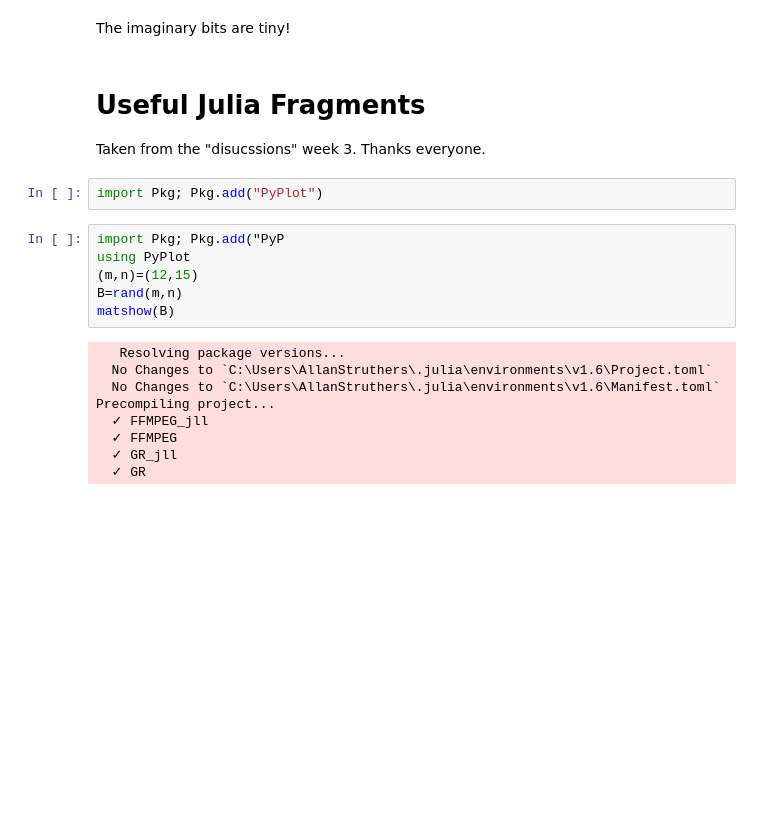
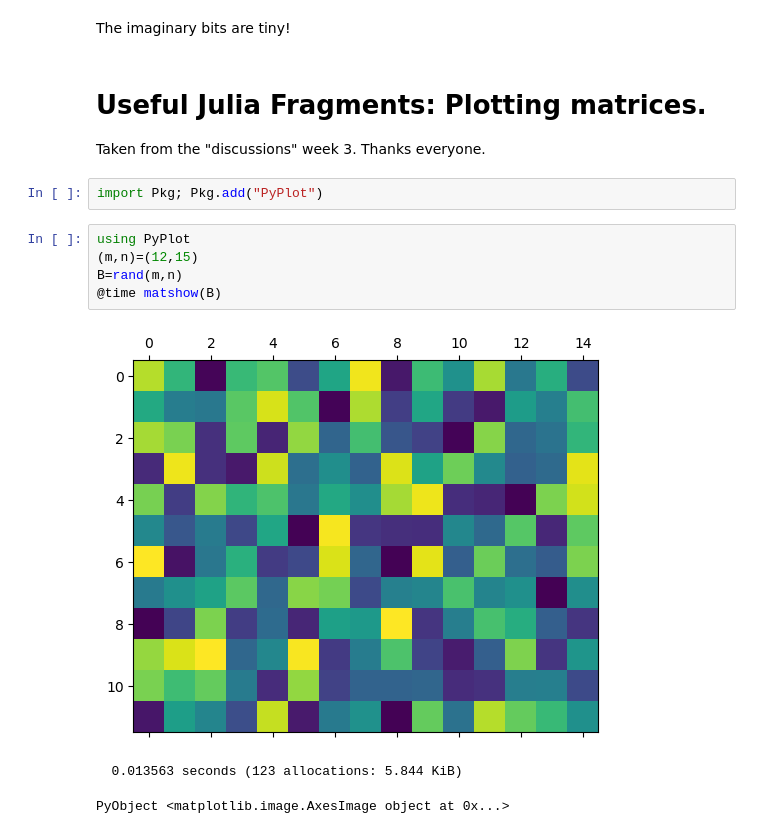
Before and after one commit to i-klasner/Numerical-Linear-Algebra, a Jupyter notebook: MA5627_4610/SolutionsAndExamples/Week 3/LHW6Part2.ipynb, the cells around one changed output. Cells and saved outputs as stored; diff of their text form; blank space fills up the shorter version.

```diff
--- a/MA5627_4610/SolutionsAndExamples/Week 3/LHW6Part2.ipynb
+++ b/MA5627_4610/SolutionsAndExamples/Week 3/LHW6Part2.ipynb
@@ -52,25 +52,19 @@ plot(lambdas,seriestype = :scatter)
 # %% [markdown]
 The imaginary bits are tiny!
 # %% [markdown]
-# Useful Julia Fragments
+# Useful Julia Fragments: Plotting matrices.
 
-Taken from the "disucssions" week 3. Thanks everyone.
+Taken from the "discussions" week 3. Thanks everyone.
 # %%
 import Pkg; Pkg.add("PyPlot")
 # %%
-import Pkg; Pkg.add("PyP
 using PyPlot
 (m,n)=(12,15)
 B=rand(m,n)
-matshow(B)
+@time matshow(B)
 # %% [output]
+[figure, added]
-   Resolving package versions...
-  No Changes to `C:\Users\AllanStruthers\.julia\environments\v1.6\Project.toml`
-  No Changes to `C:\Users\AllanStruthers\.julia\environments\v1.6\Manifest.toml`
-Precompiling project...
-  ✓ FFMPEG_jll
-  ✓ FFMPEG
-  ✓ GR_jll
-  ✓ GR
+  0.013563 seconds (123 allocations: 5.844 KiB)
+PyObject <matplotlib.image.AxesImage object at 0x...>
 # %%
 using PyPlot
```
Also changed, not shown: parts of 9 cells of this notebook.
